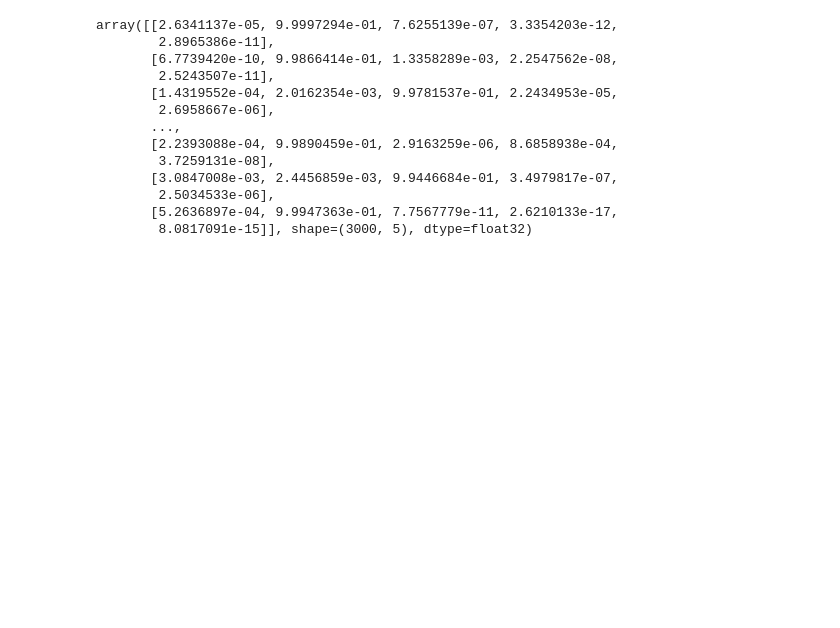
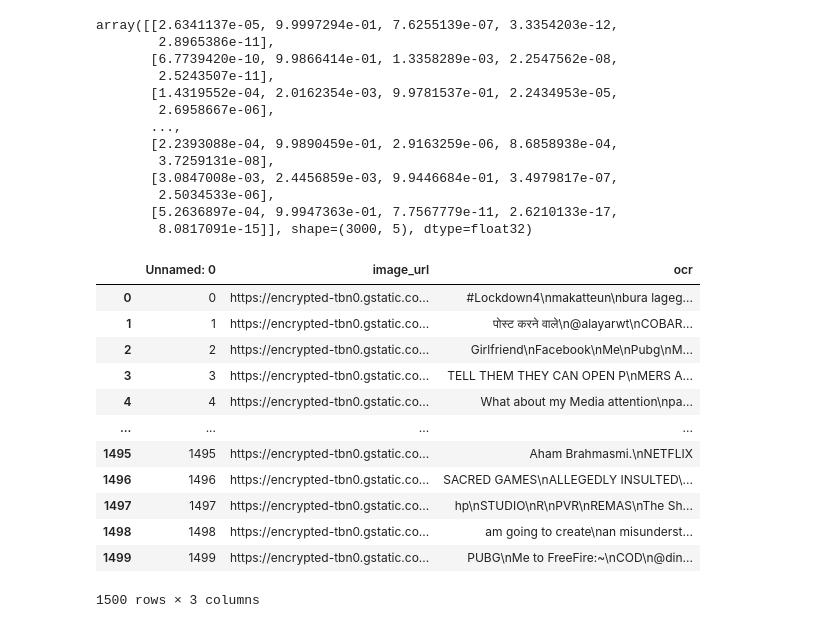
Before and after one commit to kailai-13/Meme_Detection, a Jupyter notebook: meme_detection.ipynb, the cells around one changed output. Drawn from its saved outputs; the diff is of its cells as text; code cells hidden in the pictures; blank space fills up the shorter version.

```diff
--- a/meme_detection.ipynb
+++ b/meme_detection.ipynb
@@ -152,3 +152,20 @@ test=[]
 for i in range(500):
     img=read_image(os.path.join('.','datasets','testimages',str(i)+'.jpg'))
     test.append(img)
+# %%
+te=pd.read_csv('datasets/test.csv')
+te
+# %% [output]
+|  | Unnamed: 0 | image_url | ocr |
+| 0 | 0 | https://encrypted-tbn0.gstatic.co... | #Lockdown4\nmakatteun\nbura lageg... |
+| 1 | 1 | https://encrypted-tbn0.gstatic.co... | पोस्ट करने वाले\n@alayarwt\nCOBAR... |
+| 2 | 2 | https://encrypted-tbn0.gstatic.co... | Girlfriend\nFacebook\nMe\nPubg\nM... |
+| 3 | 3 | https://encrypted-tbn0.gstatic.co... | TELL THEM THEY CAN OPEN P\nMERS A... |
+| 4 | 4 | https://encrypted-tbn0.gstatic.co... | What about my Media attention\npa... |
+| ... | ... | ... | ... |
+| 1495 | 1495 | https://encrypted-tbn0.gstatic.co... | Aham Brahmasmi.\nNETFLIX |
+| 1496 | 1496 | https://encrypted-tbn0.gstatic.co... | SACRED GAMES\nALLEGEDLY INSULTED\... |
+| 1497 | 1497 | https://encrypted-tbn0.gstatic.co... | hp\nSTUDIO\nR\nPVR\nREMAS\nThe Sh... |
+| 1498 | 1498 | https://encrypted-tbn0.gstatic.co... | am going to create\nan misunderst... |
+| 1499 | 1499 | https://encrypted-tbn0.gstatic.co... | PUBG\nMe to FreeFire:~\nCOD\n@din... |
+1500 rows × 3 columns
```
Also changed, not shown: parts of 5 cells of this notebook.
